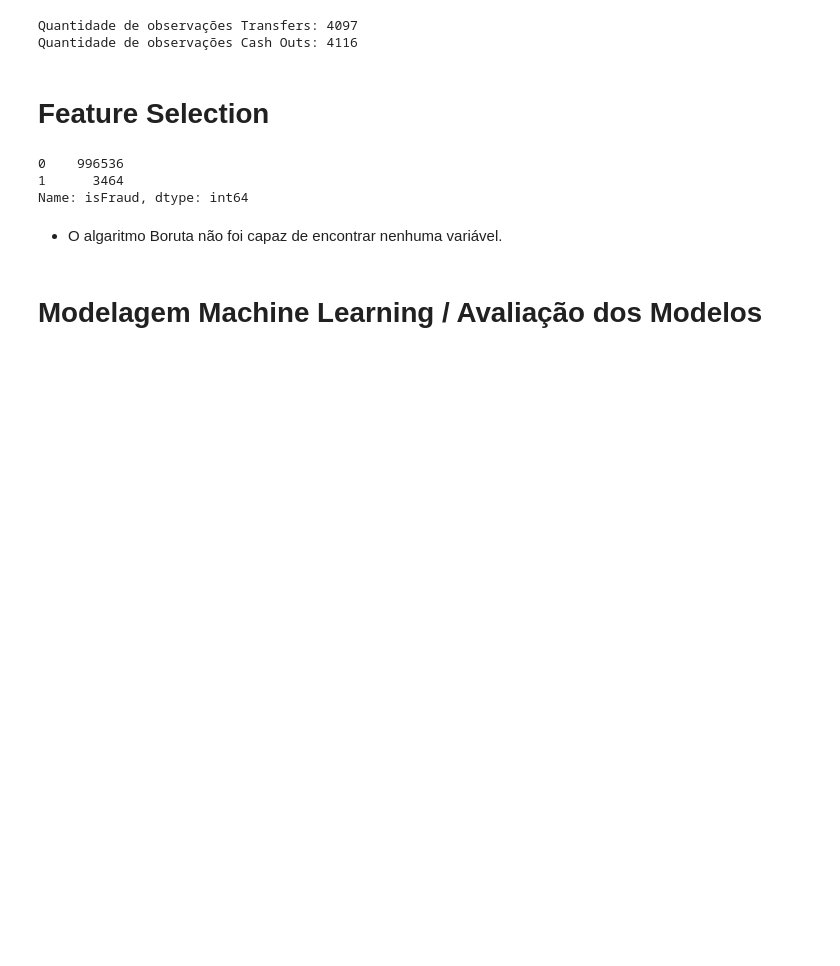
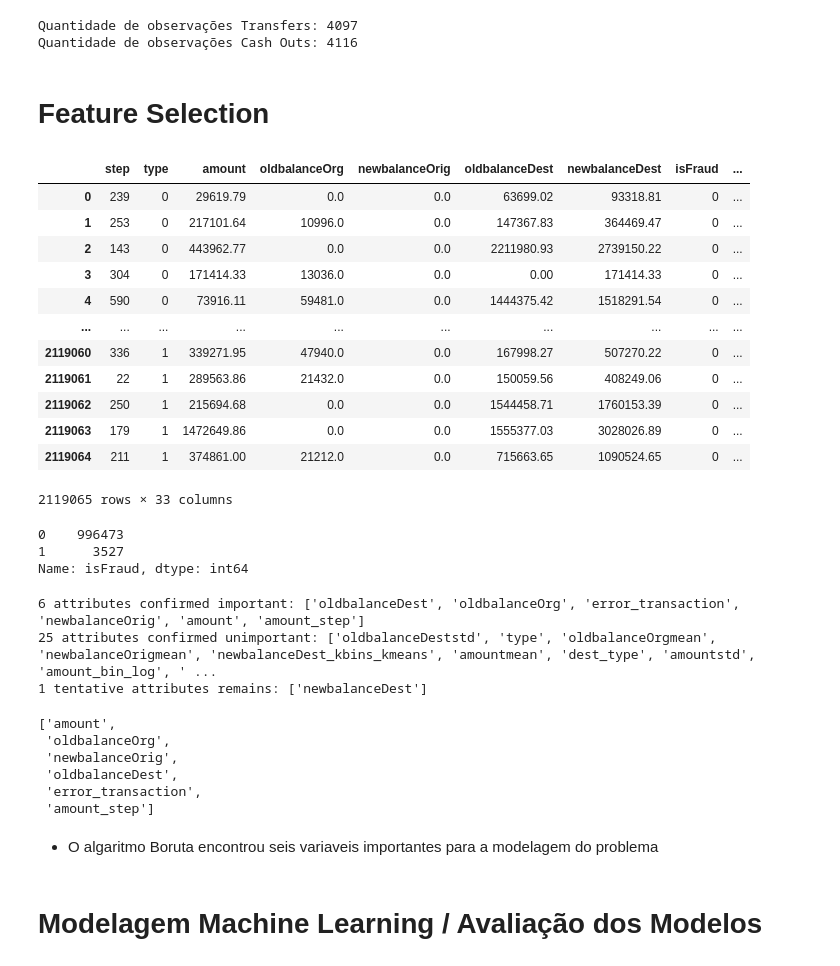
Before and after one commit to bruno154/project-6-blocker-fraud-company, a Jupyter notebook: notebooks/pa002_blocker_fraud2.ipynb, the cells around one changed output. Saved outputs shown, nothing was run; the diff lists cells and outputs as text; code cells hidden in the pictures; blank space fills up the shorter version.

```diff
--- a/notebooks/pa002_blocker_fraud2.ipynb
+++ b/notebooks/pa002_blocker_fraud2.ipynb
@@ -1103,19 +1103,35 @@ Quantidade de observações Transfers: 4097
 Quantidade de observações Cash Outs: 4116
 # %% [markdown]
 #  Feature Selection
+# %%
+Xtrain_pd
+# %% [output]
+|  | step | type | amount | oldbalanceOrg | newbalanceOrig | oldbalanceDest | newbalanceDest | isFraud | ... |
+| 0 | 239 | 0 | 29619.79 | 0.0 | 0.0 | 63699.02 | 93318.81 | 0 | ... |
+| 1 | 253 | 0 | 217101.64 | 10996.0 | 0.0 | 147367.83 | 364469.47 | 0 | ... |
+| 2 | 143 | 0 | 443962.77 | 0.0 | 0.0 | 2211980.93 | 2739150.22 | 0 | ... |
+| 3 | 304 | 0 | 171414.33 | 13036.0 | 0.0 | 0.00 | 171414.33 | 0 | ... |
+| 4 | 590 | 0 | 73916.11 | 59481.0 | 0.0 | 1444375.42 | 1518291.54 | 0 | ... |
+| ... | ... | ... | ... | ... | ... | ... | ... | ... | ... |
+| 2119060 | 336 | 1 | 339271.95 | 47940.0 | 0.0 | 167998.27 | 507270.22 | 0 | ... |
+| 2119061 | 22 | 1 | 289563.86 | 21432.0 | 0.0 | 150059.56 | 408249.06 | 0 | ... |
+| 2119062 | 250 | 1 | 215694.68 | 0.0 | 0.0 | 1544458.71 | 1760153.39 | 0 | ... |
+| 2119063 | 179 | 1 | 1472649.86 | 0.0 | 0.0 | 1555377.03 | 3028026.89 | 0 | ... |
+| 2119064 | 211 | 1 | 374861.00 | 21212.0 | 0.0 | 715663.65 | 1090524.65 | 0 | ... |
+2119065 rows × 33 columns
 # %%
 # Sampling data para seleção de features.
-sampled_train = train.sample(1000000)
+sampled_train = Xtrain_pd.sample(1000000)
 
 sampled_train['isFraud'].value_counts()
 # %% [output]
-0    996536
-1      3464
+0    996473
+1      3527
 Name: isFraud, dtype: int64
 # %%
 # Variaveis que não foram elimiandas durante anlise multivariada
-variaveis = dataset_train.column_names
-sampled_train.columns = dataset_train.column_names
+variaveis = dataset_train.column_names[0:33]
+sampled_train.columns = dataset_train.column_names[0:33]
 
 # Data
 y = sampled_train['isFraud']
@@ -1149,9 +1165,11 @@ colunas = ['step',
          'oldbalanceDest_bin_log',
          'newbalanceDest_bin_log']
 
-power = PowerTransformer(method='yeo-johnson', standardize=True)
+#power = PowerTransformer(method='yeo-johnson', standardize=True)
+scaler = RobustScaler()
 for col in colunas:
-    X[col] = power.fit_transform(np.array(X[col]).reshape(-1,1))
+    #X[col] = power.fit_transform(np.array(X[col]).reshape(-1,1))
+    X[col] = scaler.fit_transform(np.array(X[col]).reshape(-1,1))
 
 # Selecionador de Features
 Feature_Selector = BorutaShap(model=model,
@@ -1159,8 +1177,22 @@ Feature_Selector = BorutaShap(model=model,
                               classification=True, )
 
 Feature_Selector.fit(X=X,y=y, n_trials=10, random_state=1)
+# %% [output]
+6 attributes confirmed important: ['oldbalanceDest', 'oldbalanceOrg', 'error_transaction', 'newbalanceOrig', 'amount', 'amount_step']
+25 attributes confirmed unimportant: ['oldbalanceDeststd', 'type', 'oldbalanceOrgmean', 'newbalanceOrigmean', 'newbalanceDest_kbins_kmeans', 'amountmean', 'dest_type', 'amountstd', 'amount_bin_log', ' ...
+1 tentative attributes remains: ['newbalanceDest']
-# %% [markdown]
-- O algaritmo Boruta não foi capaz de encontrar nenhuma variável.
+# %%
+features = Feature_Selector.accepted_columns
+features = list(features[9])
+# %% [output]
+['amount',
+ 'oldbalanceOrg',
+ 'newbalanceOrig',
+ 'oldbalanceDest',
+ 'error_transaction',
+ 'amount_step']
+# %% [markdown]
+- O algaritmo Boruta encontrou seis variaveis importantes para a modelagem do problema
 # %% [markdown]
 # Modelagem Machine Learning / Avaliação dos Modelos
 # %% [markdown]
```
Also changed, not shown: parts of 5 cells of this notebook.
